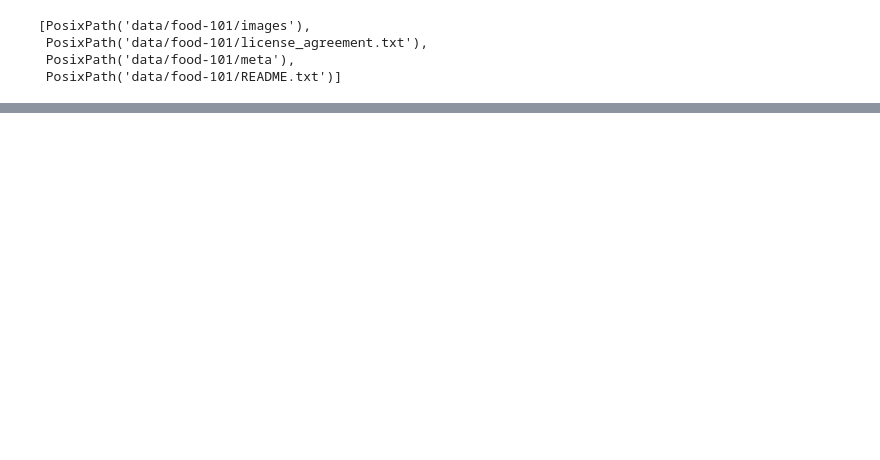
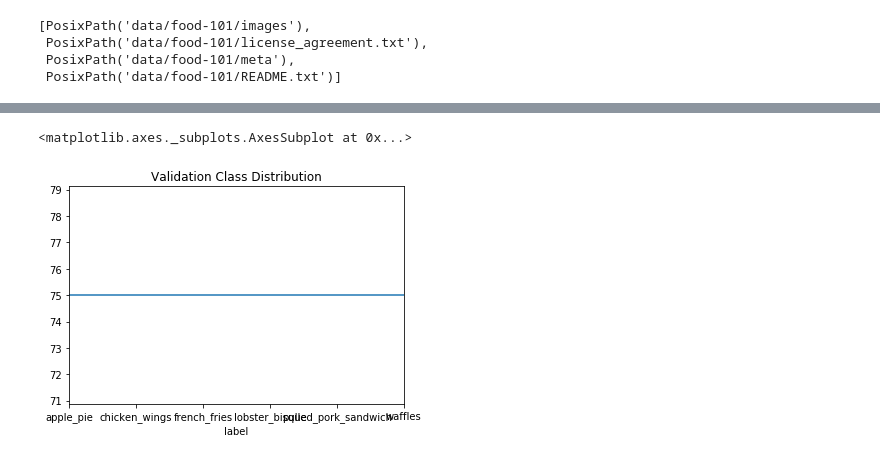
Before and after one commit to akshairajendran/fellowshipai, a Jupyter notebook: food-101/main.ipynb, the cells around one changed output, grey strips where cells are left out. Cells and saved outputs as stored; diff of their text form; code cells hidden in the pictures; blank space fills up the shorter version.

```diff
--- a/food-101/main.ipynb
+++ b/food-101/main.ipynb
@@ -34,0 +97,13 @@ path.ls()
+# %%
+images_per_group = 750
+val_pct = .1
+images_per_val = int(val_pct * images_per_group)
+#Group by label and get a random sample within each group, get indices and assign validation flag
+val_idx = df_train.groupby('label').apply(lambda x: x.sample(images_per_val)).index.get_level_values(1)
+df_train.loc[val_idx, 'is_val'] = 1
+# %%
+#The validation set preserves the original class distribution
+df_train.loc[df_train.is_val == 1].groupby('label').count()['path'].plot(title='Validation Class Distribution')
+# %% [output]
+<matplotlib.axes._subplots.AxesSubplot at 0x...>
+[figure, added]
```
Also changed, not shown: parts of 26 cells of this notebook.
